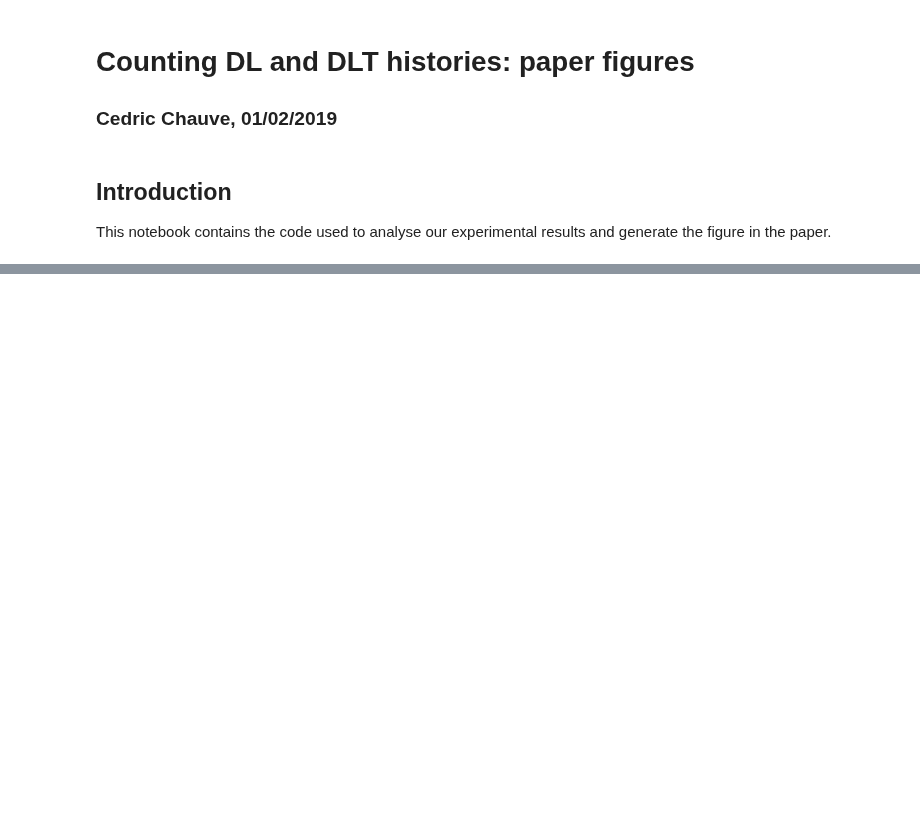
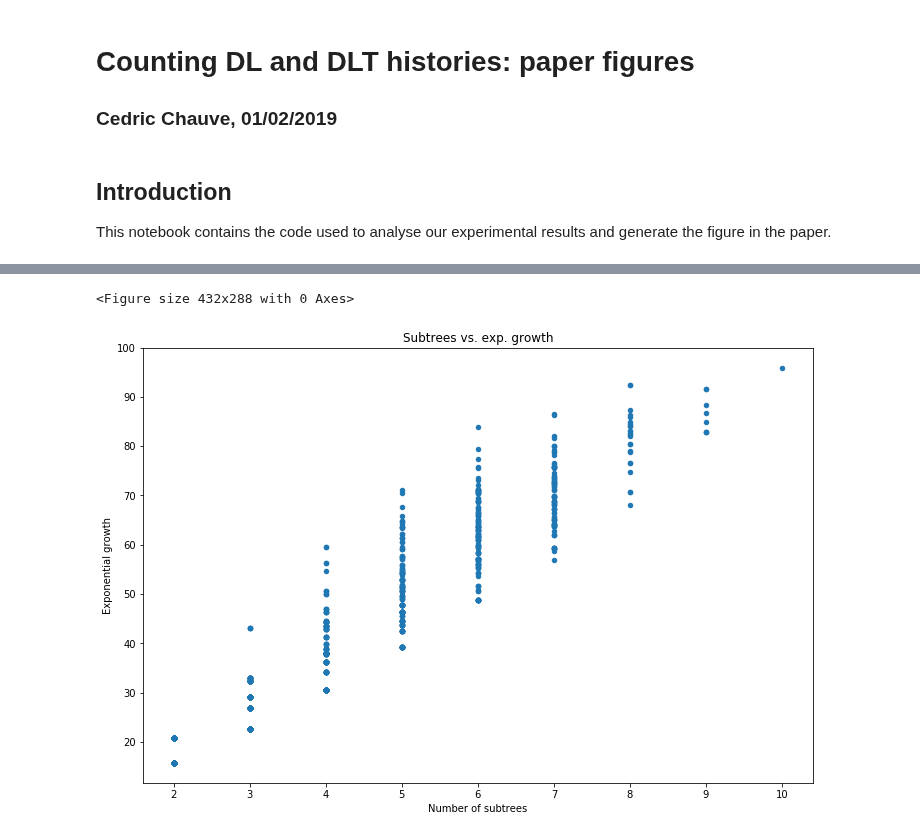
Before and after one commit to cchauve/DLT-Histories, a Jupyter notebook: doc/notebooks/Paper_figures.ipynb, the cells around one changed output, grey strips where cells are left out. Drawn from its saved outputs; the diff is of its cells as text; code cells hidden in the pictures; blank space fills up the shorter version.

```diff
--- a/doc/notebooks/Paper_figures.ipynb
+++ b/doc/notebooks/Paper_figures.ipynb
@@ -108,0 +141,15 @@ plt.show()
+# %%
+# Creating a dataframe matching exp. growth and number of subtrees
+RESULTS_SUBTREES_ASYMPTOTICS =  pd.concat([pd.DataFrame(RESULTS_SUBTREES.stack(),columns=['subtrees']),
+                                           pd.DataFrame(RESULTS_ASYMPTOTICS_U_DL.stack(),columns=['exp. growth'])],
+                                           axis=1)
+# %%
+plt.figure()
+ax_asympt3 = RESULTS_SUBTREES_ASYMPTOTICS.plot(kind='scatter', x='subtrees', y='exp. growth', figsize=(12,8), title='Subtrees vs. exp. growth')
+ax_asympt3.set_xlabel('Number of subtrees')
+ax_asympt3.set_ylabel('Exponential growth')
+plt.savefig('Nb_subtrees_vs_exp_growth_U_DL.png')
+plt.show()
+# %% [output]
+<Figure size 432x288 with 0 Axes>
+[figure, added]
```
Also changed, not shown: parts of 27 cells of this notebook.
